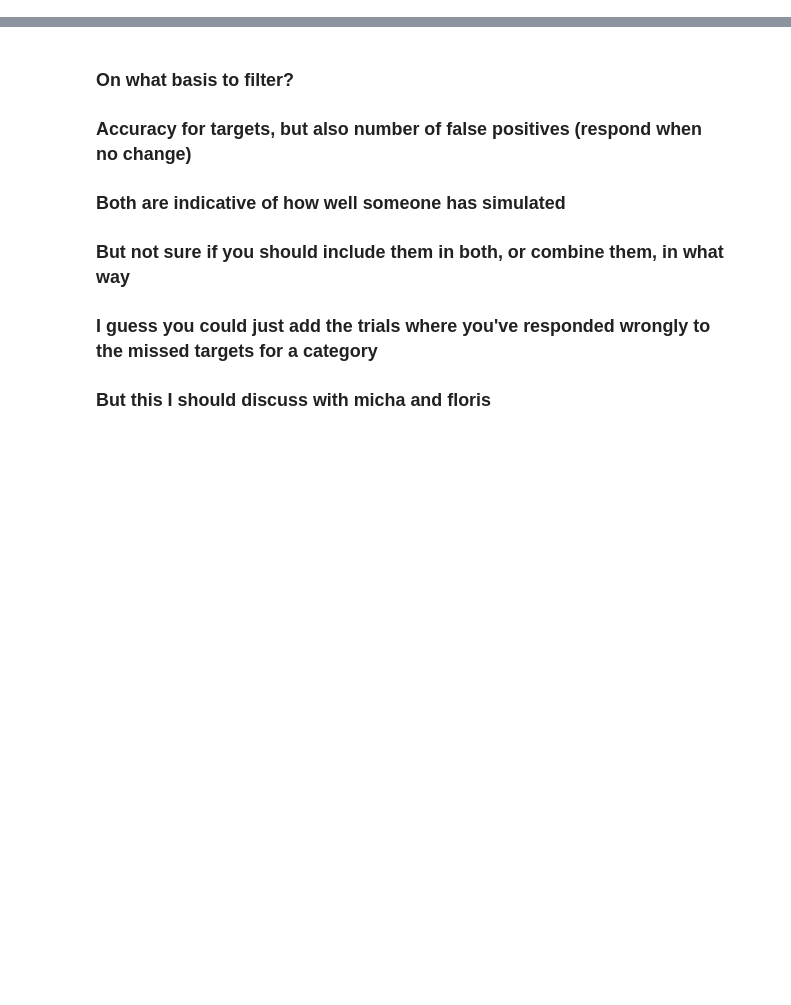
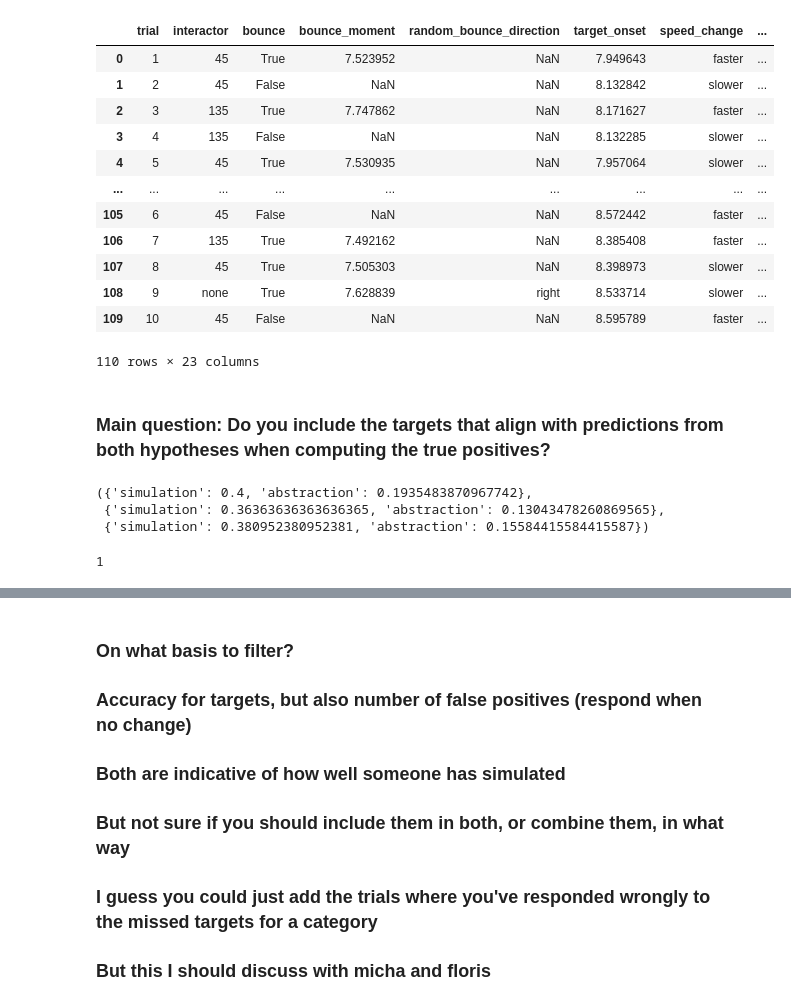
Before and after one commit to WiegerScheurer/physicspred, a Jupyter notebook: Notebooks/intphys_psypy.ipynb, the cells around one changed output, grey strips where cells are left out. Drawn from its saved outputs; the diff is of its cells as text; code cells hidden in the pictures; blank space fills up the shorter version.

```diff
--- a/Notebooks/intphys_psypy.ipynb
+++ b/Notebooks/intphys_psypy.ipynb
@@ -7,0 +72,41 @@ import matplotlib.pyplot as plt
+# %%
+import pandas as pd
+datadir = "/Users/wiegerscheurer/repos/physicspred/data"
+
+
+subs = [sub for sub in os.listdir(datadir) if sub.startswith("sub")]
+
+
+file_stack = []
+for sub in subs:
+
+    datafiles = os.listdir(f"{datadir}/{sub}/ball_speed_change/")
+    for file in datafiles:
+
+
+        if file.endswith(".csv"):
+            this_file = pd.read_csv(f"{datadir}/{sub}/ball_speed_change/{file}")
+            file_stack.append(this_file)
+
+    # Concatenate all DataFrames in the list into a single DataFrame
+    combined_df = pd.concat(file_stack, ignore_index=True)
+
+    # Now combined_df contains all the data from the CSV files
+    # print(combined_df)
+combined_df
+# %% [output]
+|  | trial | interactor | bounce | bounce_moment | random_bounce_direction | target_onset | speed_change | ... |
+| 0 | 1 | 45 | True | 7.523952 | NaN | 7.949643 | faster | ... |
+| 1 | 2 | 45 | False | NaN | NaN | 8.132842 | slower | ... |
+| 2 | 3 | 135 | True | 7.747862 | NaN | 8.171627 | faster | ... |
+| 3 | 4 | 135 | False | NaN | NaN | 8.132285 | slower | ... |
+| 4 | 5 | 45 | True | 7.530935 | NaN | 7.957064 | slower | ... |
+| ... | ... | ... | ... | ... | ... | ... | ... | ... |
+| 105 | 6 | 45 | False | NaN | NaN | 8.572442 | faster | ... |
+| 106 | 7 | 135 | True | 7.492162 | NaN | 8.385408 | faster | ... |
+| 107 | 8 | 45 | True | 7.505303 | NaN | 8.398973 | slower | ... |
+| 108 | 9 | none | True | 7.628839 | right | 8.533714 | slower | ... |
+| 109 | 10 | 45 | False | NaN | NaN | 8.595789 | faster | ... |
+110 rows × 23 columns
+# %% [markdown]
+### Main question: Do you include the targets that align with predictions from both hypotheses when computing the true positives?
@@ -7,0 +199,38 @@ import matplotlib.pyplot as plt
+# %%
+sok = get_precision(combined_df, hypothesis = "both", include_dubtrials=False, return_df=False)
+# sok["abstraction"]
+
+
+soep = get_sensitivity(combined_df, hypothesis = "both", include_dubtrials=False, return_df=False)
+
+
+sork = get_f1_score(combined_df, hypothesis = "both", include_dubtrials=False, return_df=False)
+sok, soep, sork
+# %% [output]
+({'simulation': 0.4, 'abstraction': 0.1935483870967742},
+ {'simulation': 0.36363636363636365, 'abstraction': 0.13043478260869565},
+ {'simulation': 0.380952380952381, 'abstraction': 0.15584415584415587})
+# %%
+
+def get_precision():
+    pass
+
+def get_sensitivity():
+    pass
+
+def get_specificity():
+    pass
+
+def get_f1_score():
+    pass
+
+def get_accuracy():
+    pass
+
+def get_confusion_matrix():
+    pass
+
+def get_roc_curve():
+    pass
+# %% [output]
+1
```
Also changed, not shown: parts of 8 cells of this notebook, 17 other files.
